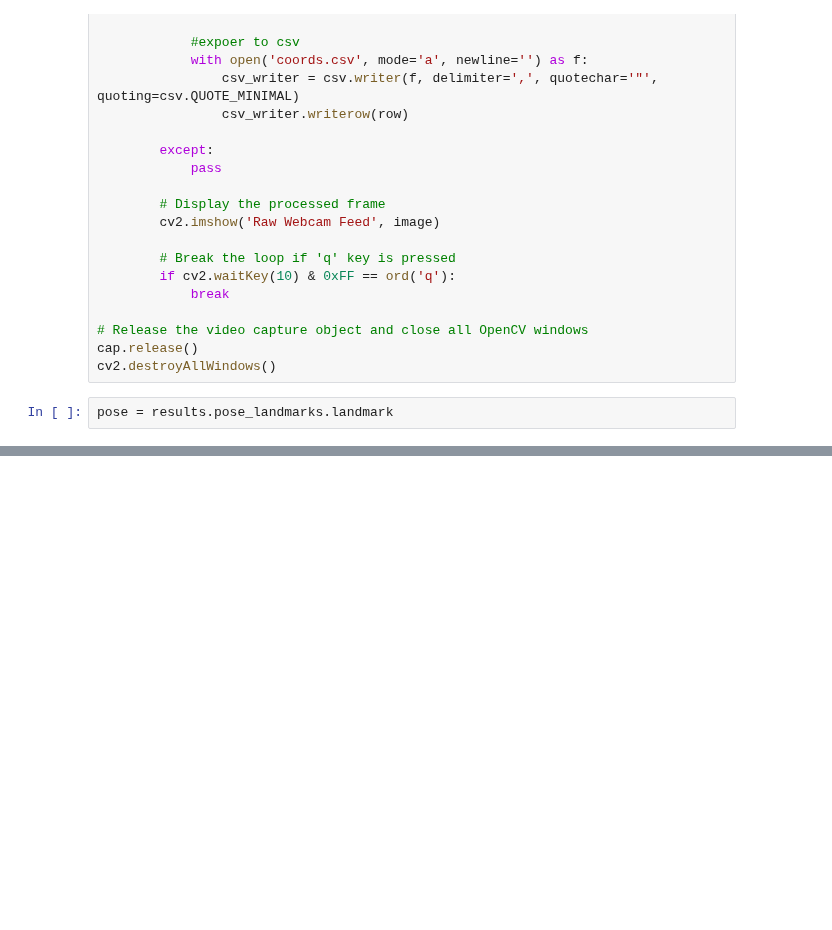
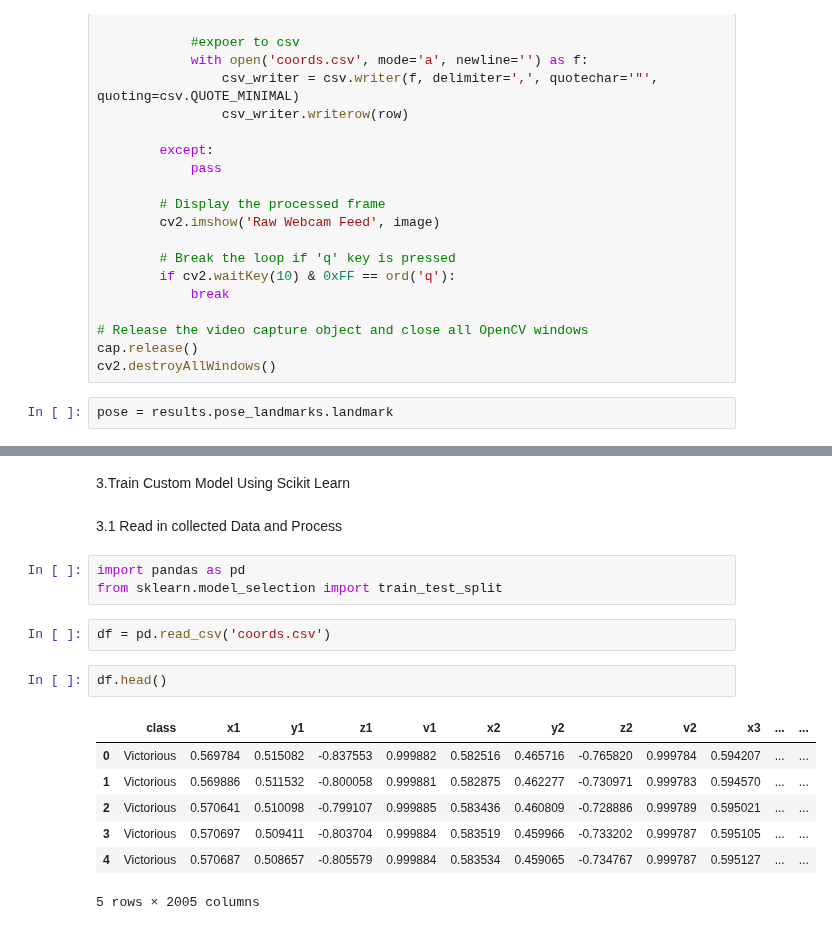
Before and after one commit to Sheenamittal/BodySpeak, a Jupyter notebook: file.ipynb, the cells around one changed output, grey strips where cells are left out. Drawn from its saved outputs; the diff is of its cells as text; blank space fills up the shorter version.

```diff
--- a/file.ipynb
+++ b/file.ipynb
@@ -238,0 +239,19 @@ array([ 5.86424112e-01,  6.79709494e-01, -1.05769730e+00,  9.99772251e-01,
+# %% [markdown]
+3.Train Custom Model Using Scikit Learn
+# %% [markdown]
+3.1 Read in collected Data and Process
+# %%
+import pandas as pd
+from sklearn.model_selection import train_test_split
+# %%
+df = pd.read_csv('coords.csv')
+# %%
+df.head()
+# %% [output]
+|  | class | x1 | y1 | z1 | v1 | x2 | y2 | z2 | v2 | x3 | ... | ... |
+| 0 | Victorious | 0.569784 | 0.515082 | -0.837553 | 0.999882 | 0.582516 | 0.465716 | -0.765820 | 0.999784 | 0.594207 | ... | ... |
+| 1 | Victorious | 0.569886 | 0.511532 | -0.800058 | 0.999881 | 0.582875 | 0.462277 | -0.730971 | 0.999783 | 0.594570 | ... | ... |
+| 2 | Victorious | 0.570641 | 0.510098 | -0.799107 | 0.999885 | 0.583436 | 0.460809 | -0.728886 | 0.999789 | 0.595021 | ... | ... |
+| 3 | Victorious | 0.570697 | 0.509411 | -0.803704 | 0.999884 | 0.583519 | 0.459966 | -0.733202 | 0.999787 | 0.595105 | ... | ... |
+| 4 | Victorious | 0.570687 | 0.508657 | -0.805579 | 0.999884 | 0.583534 | 0.459065 | -0.734767 | 0.999787 | 0.595127 | ... | ... |
+5 rows × 2005 columns
```
Also changed, not shown: parts of 15 cells of this notebook, 1 other file.
